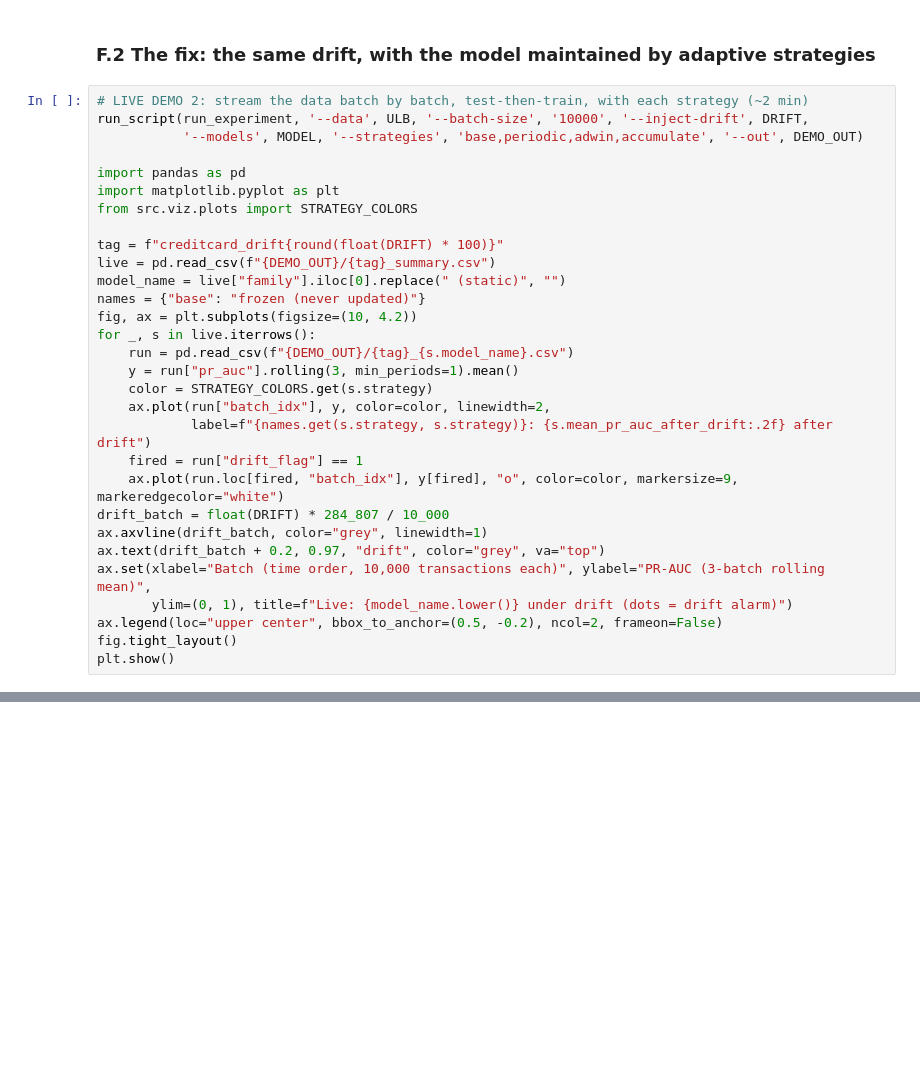
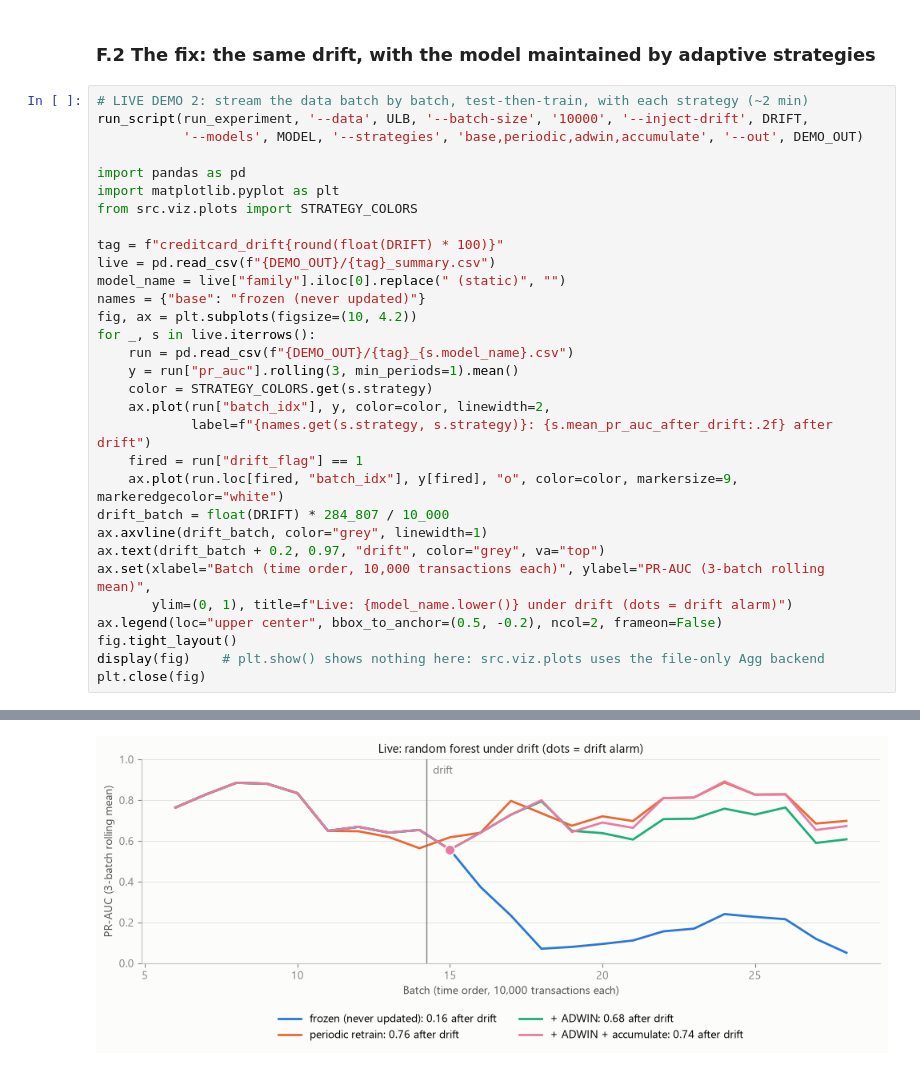
Before and after one commit to d1ya-m/fraud-drift-detection, a Jupyter notebook: notebooks/fraud_drift_project.ipynb, the cells around one changed output, grey strips where cells are left out. Saved outputs shown, nothing was run; the diff lists cells and outputs as text; blank space fills up the shorter version.

```diff
--- a/notebooks/fraud_drift_project.ipynb
+++ b/notebooks/fraud_drift_project.ipynb
@@ -4482,4 +4495,6 @@ ax.set(xlabel="Batch (time order, 10,000 transactions each)", ylabel="PR-AUC (3-
        ylim=(0, 1), title=f"Live: {model_name.lower()} under drift (dots = drift alarm)")
 ax.legend(loc="upper center", bbox_to_anchor=(0.5, -0.2), ncol=2, frameon=False)
 fig.tight_layout()
-plt.show()
+display(fig)    # plt.show() shows nothing here: src.viz.plots uses the file-only Agg backend
+plt.close(fig)
+# %% [output]
@@ -4485,0 +4515 @@ plt.show()
+[figure, added]
```
Also changed, not shown: parts of 2 cells of this notebook.
